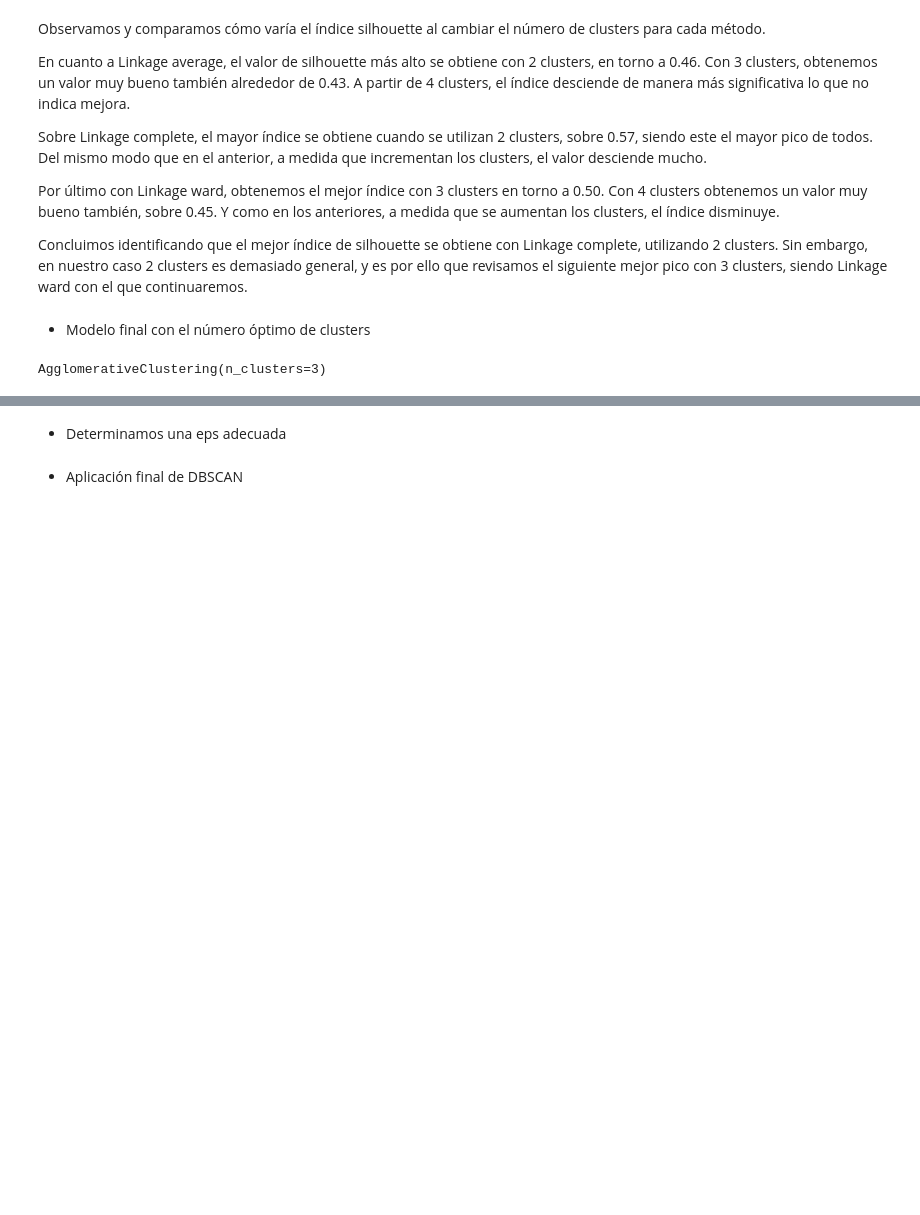
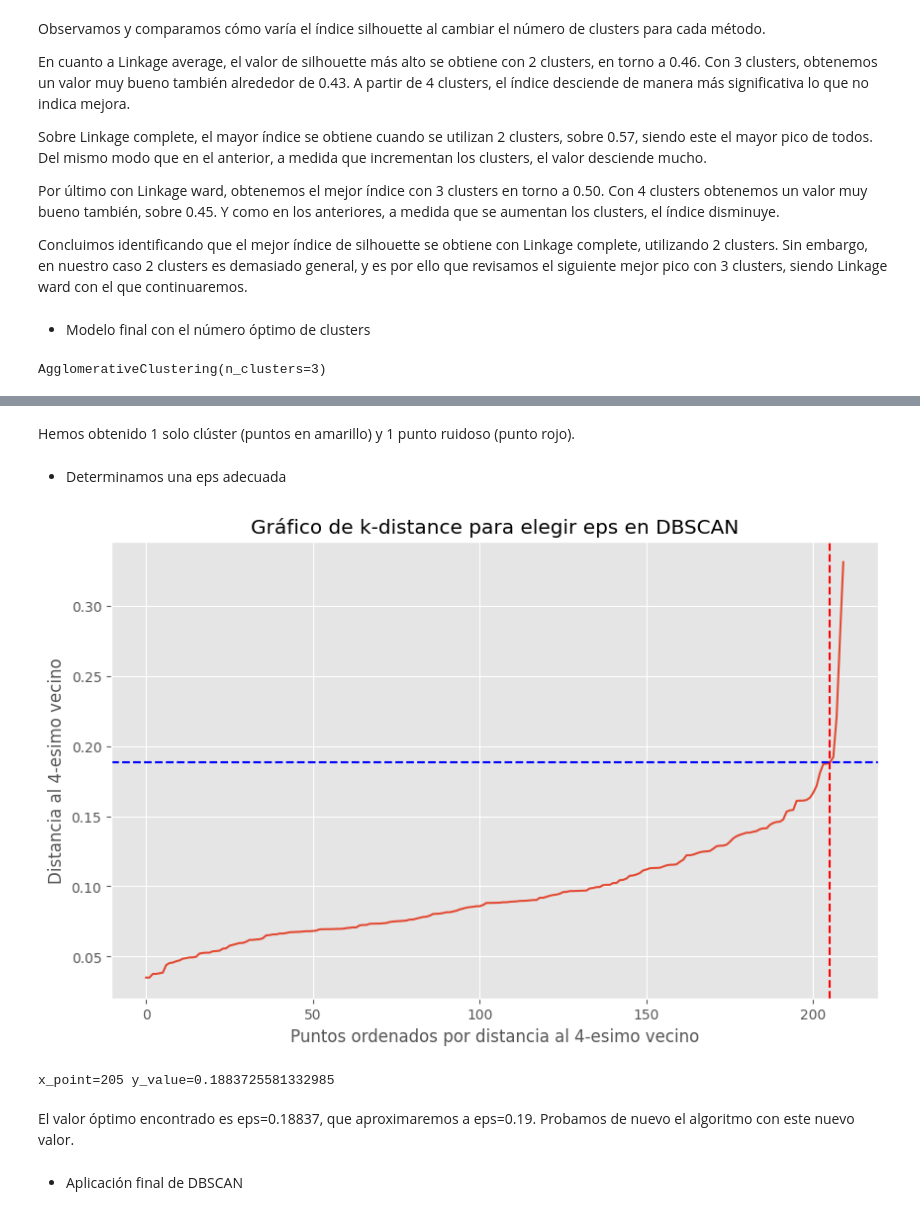
Before and after one commit to kevinMGII/Grupo7-Practica2, a Jupyter notebook: Grupo7_Practica2.ipynb, the cells around one changed output, grey strips where cells are left out. Saved outputs shown, nothing was run; the diff lists cells and outputs as text; code cells hidden in the pictures; blank space fills up the shorter version.

```diff
--- a/Grupo7_Practica2.ipynb
+++ b/Grupo7_Practica2.ipynb
@@ -464,4 +561,44 @@ AgglomerativeClustering(n_clusters=3)
+# %% [markdown]
+Hemos obtenido 1 solo clúster (puntos en amarillo) y 1 punto ruidoso (punto rojo).
 # %% [markdown]
 - Determinamos una eps adecuada
+# %%
+from sklearn.neighbors import NearestNeighbors
+import matplotlib.pyplot as plt
+
+min_samples = 5
+
+# Compute the nearest neighbors
+nn = NearestNeighbors(n_neighbors=min_samples)
+nn.fit(X_2d)
+distances, indices = nn.kneighbors(X_2d)
+
+# Sort the distances
+sorted_distances = np.sort(distances[:, min_samples-1], axis=0)
+
+x_point = 205
+y_value = sorted_distances[x_point]  # Obtener el valor de la distancia para ese punto
+
+# Plot the k-distance graph
+plt.figure(figsize=(10, 6))
+plt.plot(sorted_distances)
+plt.xlabel('Puntos ordenados por distancia al {}-esimo vecino'.format(min_samples-1))
+plt.ylabel('Distancia al {}-esimo vecino'.format(min_samples-1))
+plt.title('Gráfico de k-distance para elegir eps en DBSCAN')
+
+plt.axvline(x=x_point, color='r', linestyle='--')
+
+# Dibujar la línea horizontal correspondiente en el eje Y
+plt.axhline(y=y_value, color='b', linestyle='--')
+
+plt.grid(True)
+plt.show()
+
+print(f'{x_point=} y_value={y_value}')
+# %% [output]
+[figure, added]
+x_point=205 y_value=0.1883725581332985
+# %% [markdown]
+El valor óptimo encontrado es eps=0.18837, que aproximaremos a eps=0.19. Probamos de nuevo el algoritmo con este nuevo valor.
 # %% [markdown]
 - Aplicación final de DBSCAN
```
Also changed, not shown: parts of 18 cells of this notebook.
